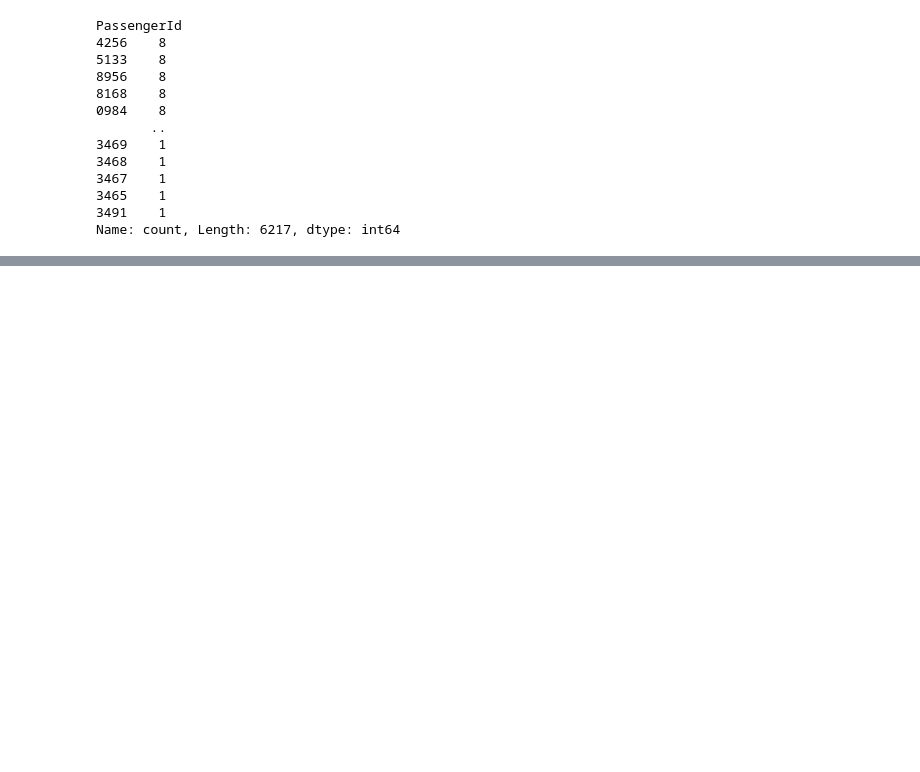
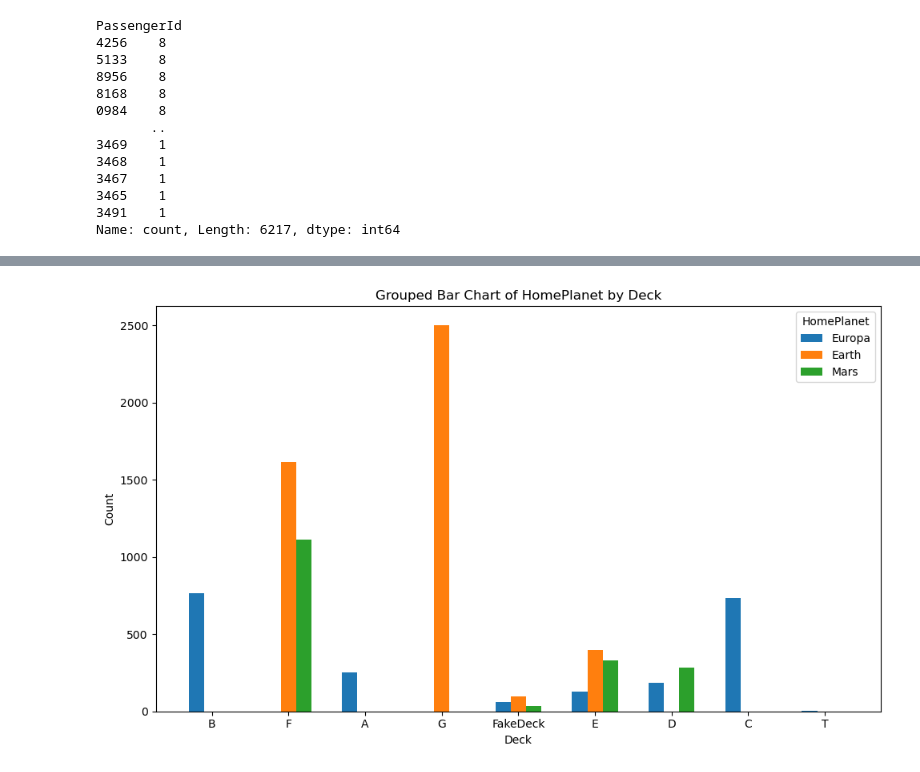
Before and after one commit to luca037/kaggle-competitions, a Jupyter notebook: spaceship-titanic/notebooks/spaceship-titanic_v0.ipynb, the cells around one changed output, grey strips where cells are left out. Saved outputs shown, nothing was run; the diff lists cells and outputs as text; code cells hidden in the pictures; blank space fills up the shorter version.

```diff
--- a/spaceship-titanic/notebooks/spaceship-titanic_v0.ipynb
+++ b/spaceship-titanic/notebooks/spaceship-titanic_v0.ipynb
@@ -210,0 +315,25 @@ Name: count, Length: 6217, dtype: int64
+# %%
+# Is there a relationship between Deck and HomePlanet?
+deck_categ = train_df["Deck"].unique()
+homep = train_df["HomePlanet"].dropna().unique()
+
+counts = {deck: [len(train_df[(train_df["Deck"] == deck) & (train_df["HomePlanet"] == planet)]) for planet in homep] for deck in deck_categ}
+
+bar_width = 0.2
+x = np.arange(len(deck_categ))  # x positions for the groups.
+
+# Plot bars for each class.
+plt.figure(figsize=(10, 6))
+for i, planet in enumerate(homep):
+    plt.bar(x + i * bar_width, [counts[deck][i] for deck in deck_categ], width=bar_width, label=f"{planet}")
+
+plt.xticks(x + bar_width, deck_categ)  # Center group labels.
+plt.xlabel("Deck")
+plt.ylabel("Count")
+plt.title("Grouped Bar Chart of HomePlanet by Deck")
+plt.legend(title="HomePlanet")
+
+plt.tight_layout()
+plt.show()
+# %% [output]
+[figure, added]
```
Also changed, not shown: parts of 33 cells of this notebook, 1 other file.
